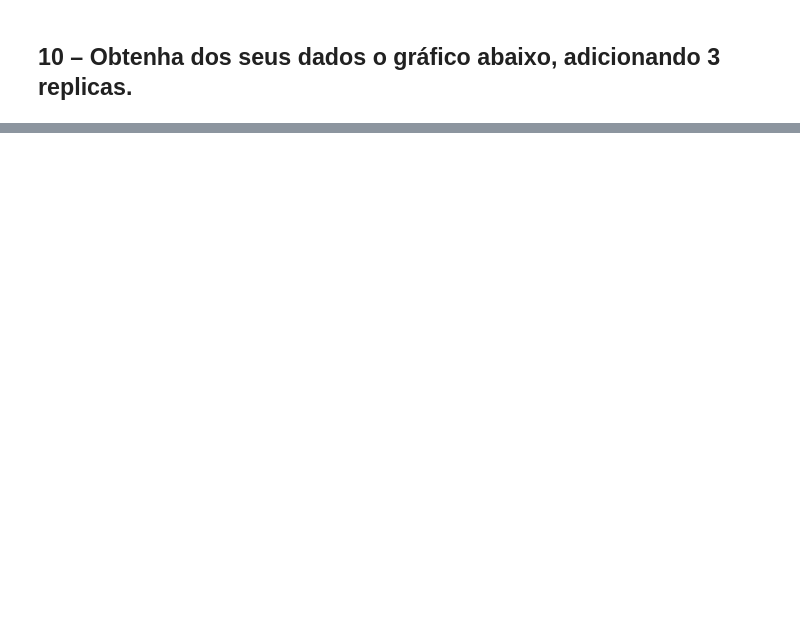
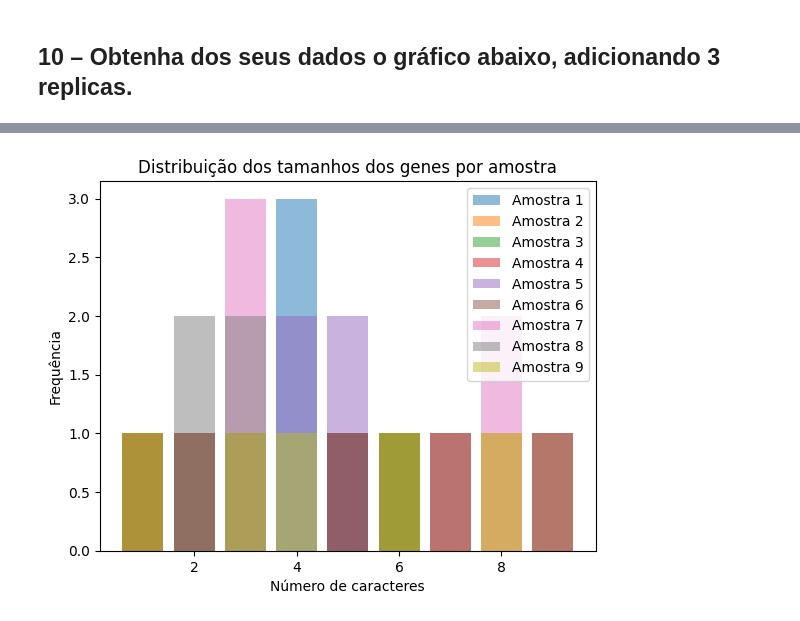
Before and after one commit to tveigaferreira-hue/python-disciplina, a Jupyter notebook: Exercícios/13-Variáveis_Qualitativas_2026-03-30.ipynb, the cells around one changed output, grey strips where cells are left out. Drawn from its saved outputs; the diff is of its cells as text; code cells hidden in the pictures; blank space fills up the shorter version.

```diff
--- a/Exercícios/13-Variáveis_Qualitativas_2026-03-30.ipynb
+++ b/Exercícios/13-Variáveis_Qualitativas_2026-03-30.ipynb
@@ -30,0 +181,3 @@ R.:
+# %%
+df_final = pd.concat([df] + novas_amostras, ignore_index=True)
+df_final
@@ -31,2 +202,12 @@ R.:
 # %% [markdown]
 ## 10 – Obtenha dos seus dados o gráfico abaixo, adicionando 3 replicas.
+# %%
+df_replicas = pd.concat([
+    pd.DataFrame({"num_caracteres": np.random.randint(1, 10, 5)}).assign(
+        frequencia=lambda x: x.groupby("num_caracteres").cumcount() + 1,
+        amostra=f"Amostra {i}"
+    )
+    for i in range(7, 10)
+], ignore_index=True)
+# %%
+df_total = pd.concat([df_final, df_replicas], ignore_index=True)
@@ -32,0 +234,26 @@ R.:
+# %%
+freq_plot = (
+    df_total
+    .groupby(["amostra", "num_caracteres"])
+    .size()
+    .reset_index(name="frequencia")
+)
+# %%
+import matplotlib.pyplot as plt
+
+for amostra in freq_plot["amostra"].unique():
+    dados = freq_plot[freq_plot["amostra"] == amostra]
+    plt.bar(
+        dados["num_caracteres"],
+        dados["frequencia"],
+        alpha=0.5,
+        label=amostra
+    )
+
+plt.xlabel("Número de caracteres")
+plt.ylabel("Frequência")
+plt.title("Distribuição dos tamanhos dos genes por amostra")
+plt.legend()
+plt.show()
+# %% [output]
+[figure, added]
```
Also changed, not shown: parts of 20 cells of this notebook.
